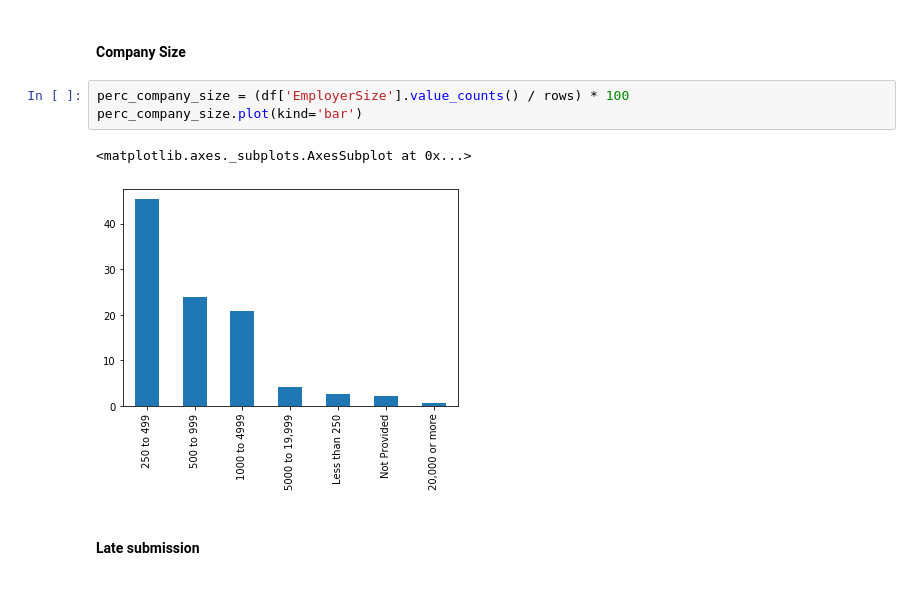
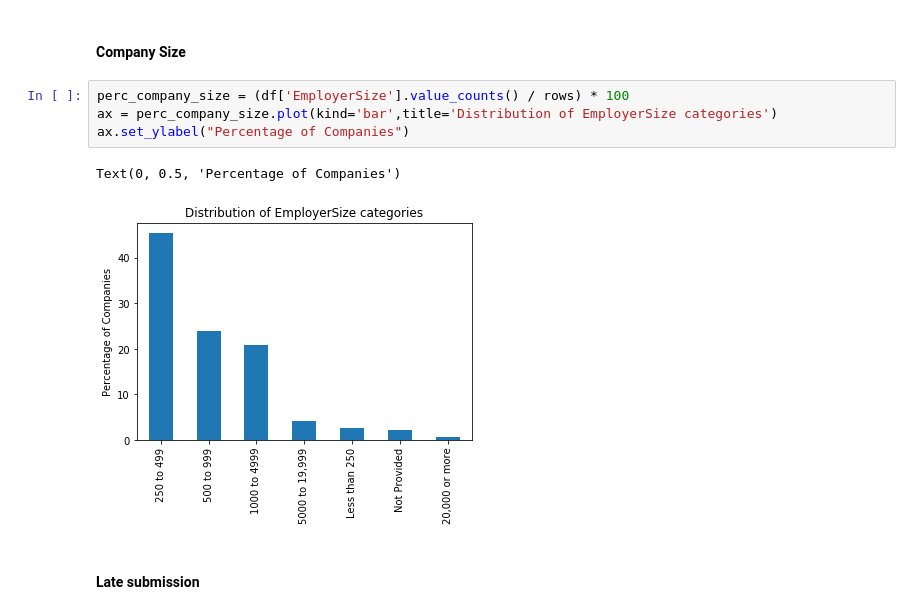
Before and after one commit to Ads2020Group6/data-exploration, a Jupyter notebook: Gov Equalities Office - EDA.ipynb, the cells around one changed output. Saved outputs shown, nothing was run; the diff lists cells and outputs as text.

```diff
--- a/Gov Equalities Office - EDA.ipynb
+++ b/Gov Equalities Office - EDA.ipynb
@@ -169,10 +169,11 @@ perc_of_absence[list(cols_with_null)].plot(x=cols_with_null, kind='bar')
 #### Company Size
 # %%
 perc_company_size = (df['EmployerSize'].value_counts() / rows) * 100
-perc_company_size.plot(kind='bar')
+ax = perc_company_size.plot(kind='bar',title='Distribution of EmployerSize categories')
+ax.set_ylabel("Percentage of Companies")
 # %% [output]
-<matplotlib.axes._subplots.AxesSubplot at 0x...>
+Text(0, 0.5, 'Percentage of Companies')
-[figure, old version]
+[figure, new version]
 # %% [markdown]
 #### Late submission
 # %%
```
Also changed, not shown: parts of 15 cells of this notebook, 1 other file.
